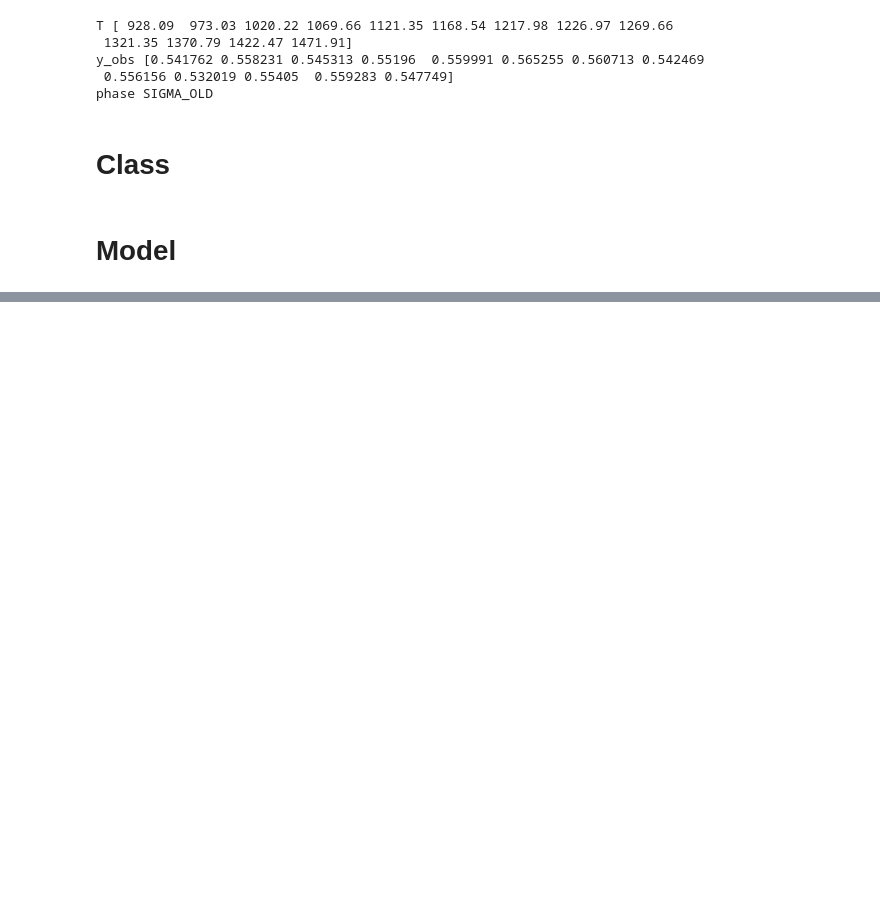
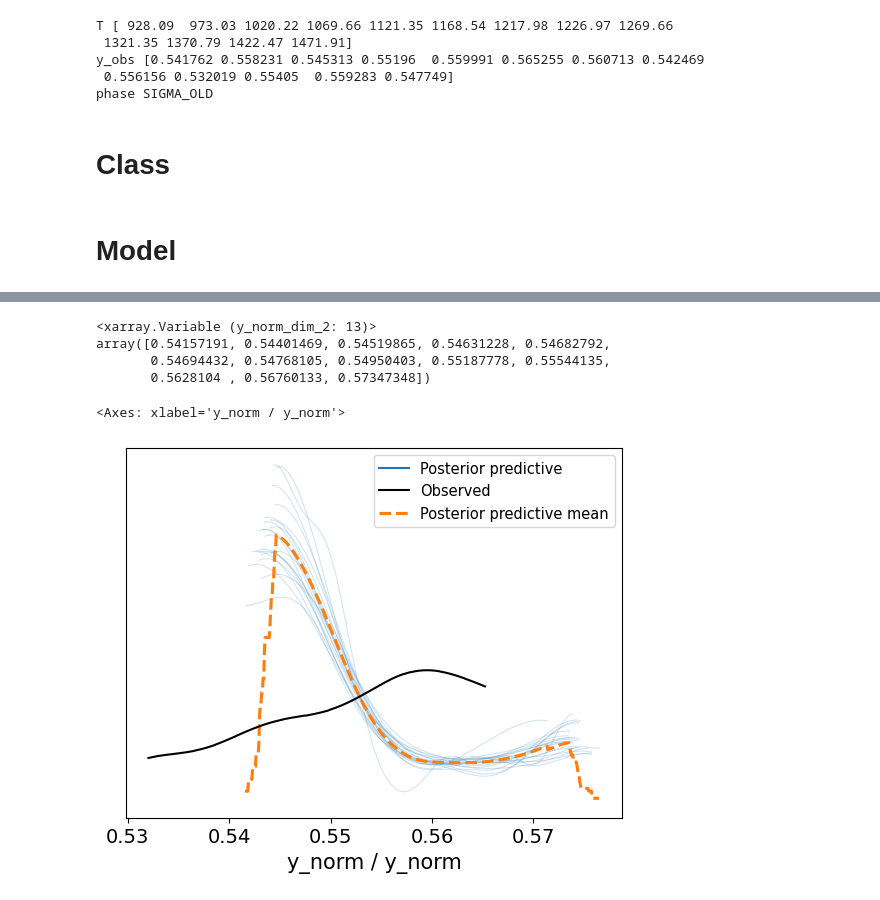
Before and after one commit to elizaveta-mgebrishvili/BF-MCMC, a Jupyter notebook: new_class_test_5point.ipynb, the cells around one changed output, grey strips where cells are left out. Drawn from its saved outputs; the diff is of its cells as text; code cells hidden in the pictures; blank space fills up the shorter version.

```diff
--- a/new_class_test_5point.ipynb
+++ b/new_class_test_5point.ipynb
@@ -336,0 +269,12 @@ ValueError: different number of dimensions on data and dims: 3 vs 2
+# %%
+ppc.posterior_predictive.variables['y_norm'][0][0]
+# %% [output]
+<xarray.Variable (y_norm_dim_2: 13)>
+array([0.54157191, 0.54401469, 0.54519865, 0.54631228, 0.54682792,
+       0.54694432, 0.54768105, 0.54950403, 0.55187778, 0.55544135,
+       0.5628104 , 0.56760133, 0.57347348])
+# %%
+az.plot_ppc(ppc)
+# %% [output]
+<Axes: xlabel='y_norm / y_norm'>
+[figure, added]
```
Also changed, not shown: parts of 17 cells of this notebook.
